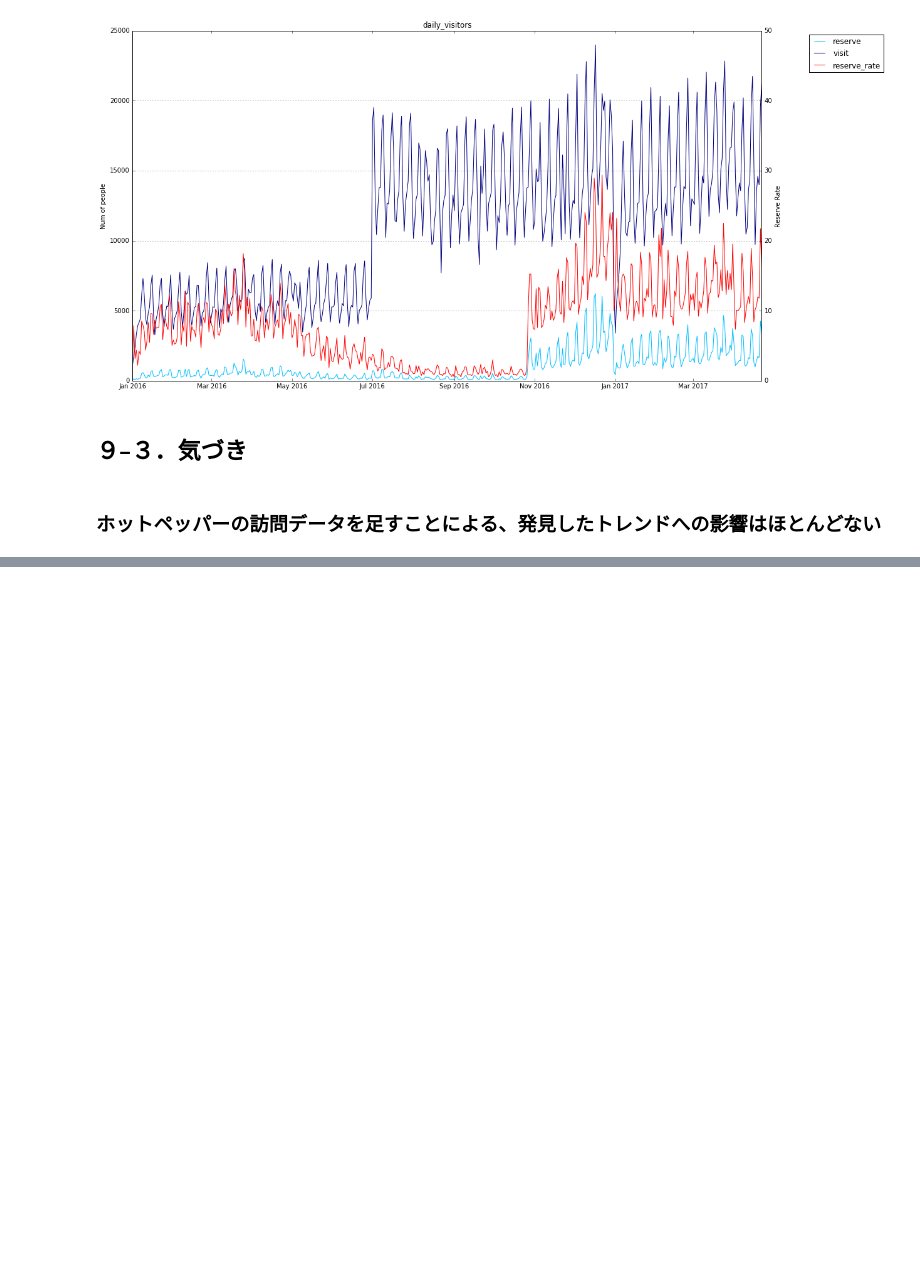
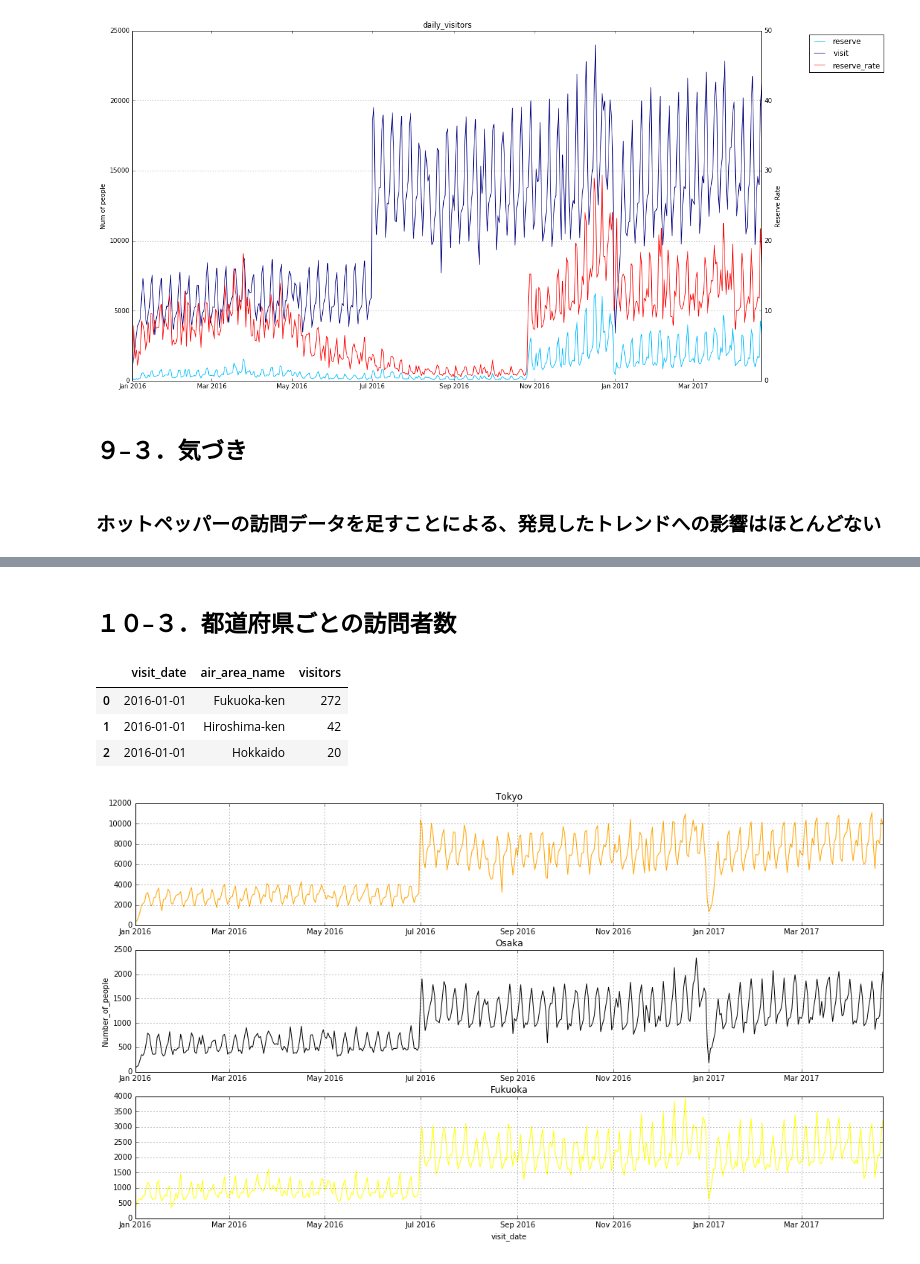
Before and after one commit to selectfromwhere/Restaurant_Visitor_Forecasting, a Jupyter notebook: check_data_fix.ipynb, the cells around one changed output, grey strips where cells are left out. Saved outputs shown, nothing was run; the diff lists cells and outputs as text; code cells hidden in the pictures; blank space fills up the shorter version.

```diff
--- a/check_data_fix.ipynb
+++ b/check_data_fix.ipynb
@@ -1222,0 +1236,5 @@ plt.grid(True)
+# %%
+# Airリザーブのレストラン情報を結合
+airi_hpg_df = pd.merge(air_hpg_df,air_store_df,on=['air_store_id'],how='left')
+airi_hpg_df = airi_hpg_df.rename(columns={'latitude': 'latitude_air', 'longitude': 'longitude_air'})
+airi_hpg_df.tail(3)
@@ -1222,0 +1248,4 @@ plt.grid(True)
+# %%
+#  ホットペッパーグルメのレストラン情報を読み込み
+hpg_store_df = pd.read_csv('Data/csv/hpg_store_info.csv')
+hpg_store_df.head(3)
@@ -1222,0 +1257,5 @@ plt.grid(True)
+# %%
+# Aホットペッパーグルメのレストラン情報を結合
+airi_hpgi_df = pd.merge(airi_hpg_df,hpg_store_df,on=['hpg_store_id'],how='left')
+airi_hpgi_df = airi_hpgi_df.rename(columns={'latitude': 'latitude_hpg', 'longitude': 'longitude_hpg'})
+airi_hpgi_df.tail(3)
@@ -1222,0 +1282,38 @@ plt.grid(True)
+# %% [markdown]
+## １０–３．都道府県ごとの訪問者数
+# %%
+# Airのエリアを採用し、都道府県ごとの訪問者数を集計
+airi_hpgi_df_area = airi_hpgi_df.copy()
+airi_hpgi_df_area['air_area_name'] = airi_hpgi_df_area.air_area_name.map(lambda x: ' '.join(x.split(' ')[:1]).translate(str.maketrans('Ōōū', 'Oou')))
+airi_hpgi_df_area['visit_date'] = airi_hpgi_df_area.visit_date.map(lambda x: datetime.strptime(x,'%Y-%m-%d'))
+airi_hpgi_df_area = airi_hpgi_df_area.groupby(['visit_date','air_area_name'])['visitors'].sum().reset_index()
+airi_hpgi_df_area.head(3)
+# %% [output]
+|  | visit_date | air_area_name | visitors |
+| 0 | 2016-01-01 | Fukuoka-ken | 272 |
+| 1 | 2016-01-01 | Hiroshima-ken | 42 |
+| 2 | 2016-01-01 | Hokkaido | 20 |
+# %%
+# 折れ線グラフで描画
+line_height1 = airi_hpgi_df_area[airi_hpgi_df_area['air_area_name'] == 'Tokyo-to'].visitors.as_matrix()
+line_height2 = airi_hpgi_df_area[airi_hpgi_df_area['air_area_name'] == 'Osaka-fu'].visitors.as_matrix()
+line_height3 = airi_hpgi_df_area[airi_hpgi_df_area['air_area_name'] == 'Fukuoka-ken'].visitors.as_matrix()
+left = airi_hpgi_df_area.visit_date.drop_duplicates()
+
+fig, (ax1,ax2,ax3) = plt.subplots(nrows=3, figsize=(18,10))
+
+ax1.plot(left, line_height1, color="orange")
+ax1.set_title('Tokyo')
+ax1.grid(True)
+
+ax2.plot(left, line_height2, color="black")
+ax2.set_title('Osaka')
+ax2.set_ylabel('Number_of_people')
+ax2.grid(True)
+
+ax3.plot(left, line_height3, color="yellow")
+ax3.set_title('Fukuoka')
+ax3.set_xlabel('visit_date')
+ax3.grid(True)
+# %% [output]
+[figure, added]
```
Also changed, not shown: parts of 13 cells of this notebook.
